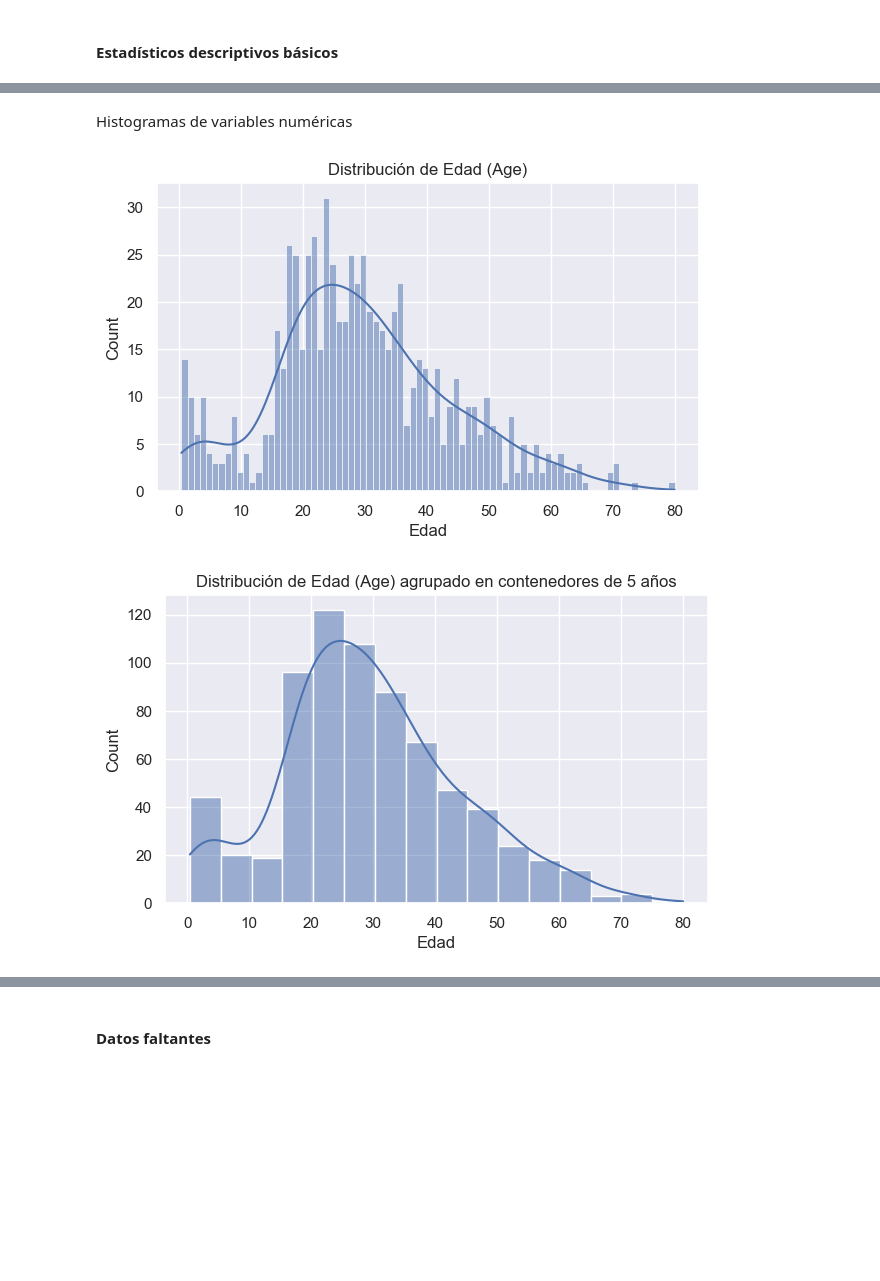
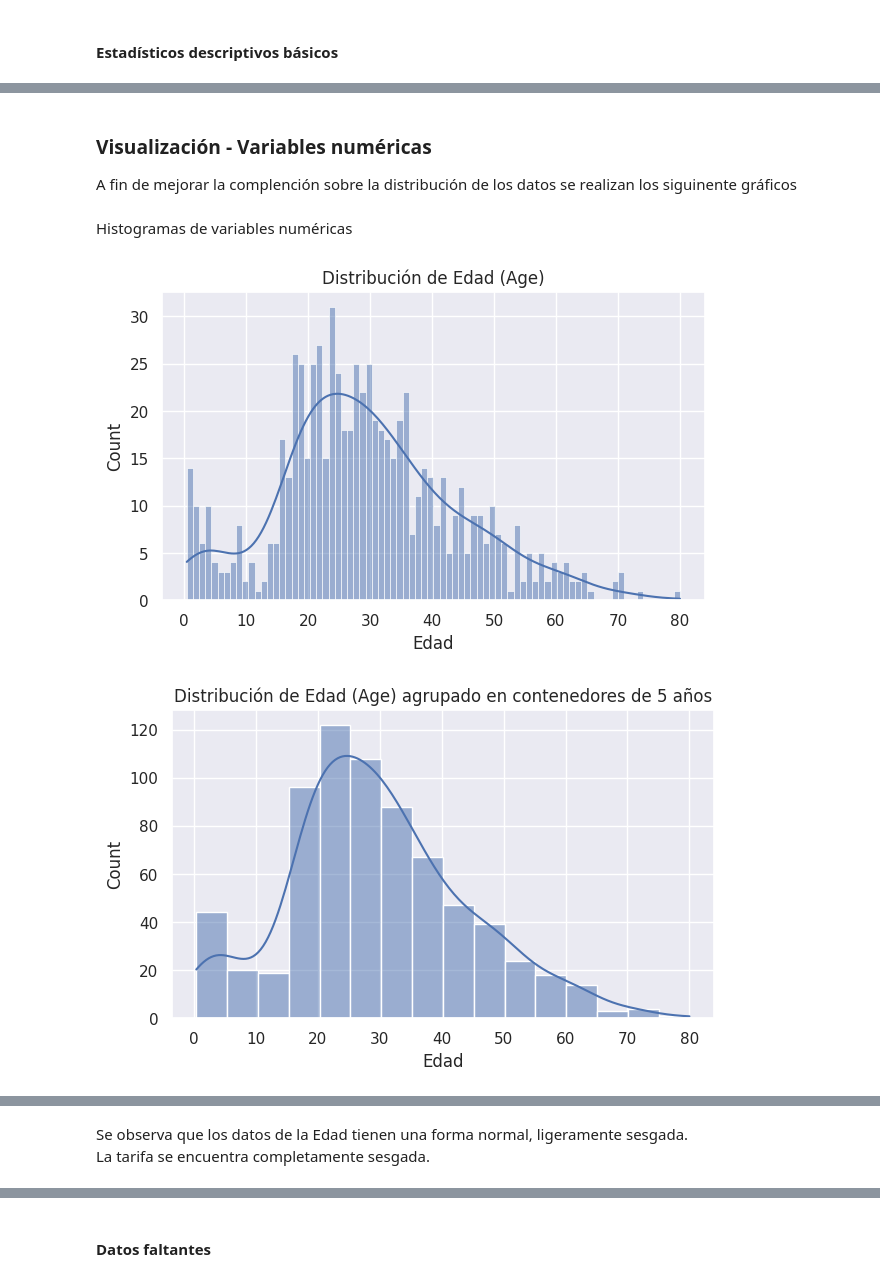
Before and after one commit to rhorbe/dss-titanic, a Jupyter notebook: data/1. eda.ipynb, the cells around one changed output, grey strips where cells are left out. Cells and saved outputs as stored; diff of their text form; code cells hidden in the pictures; blank space fills up the shorter version.

```diff
--- a/data/1. eda.ipynb
+++ b/data/1. eda.ipynb
@@ -92,26 +302,30 @@ Estadísticas descriptivas (numéricas):
+# %% [markdown]
+### Visualización - Variables numéricas
+
+A fin de mejorar la complención sobre la distribución de los datos se realizan los siguinente gráficos
 # %% [markdown]
 Histogramas de variables numéricas
 # %%
 # Histograma de Age
 plt.figure(figsize=(7,4))
 sns.histplot(df["Age"].dropna(), kde=True, bins=80)
 plt.title("Distribución de Edad (Age)")
 plt.xlabel("Edad")
 plt.show()
 
 # Histograma de Age en menos contenedores
 plt.figure(figsize=(7,4))
 sns.histplot(df["Age"].dropna(), kde=True, bins=16)
 plt.title("Distribución de Edad (Age) agrupado en contenedores de 5 años")
 plt.xlabel("Edad")
 plt.show()
 
 # Histogramas de Fare
 plt.figure(figsize=(7,4))
 sns.histplot(df["Fare"], kde=True, bins='fd')
 plt.title("Distribución de Tarifa (Fare)")
-plt.xlabel("Fare")
+plt.xlabel("Tarifa")
 plt.show()
 # %% [output]
-[figure, old version]
+[figure, new version]
-[figure, old version]
+[figure, new version]
@@ -119 +333,4 @@ plt.show()
+# %% [markdown]
+Se observa que los datos de la Edad tienen una forma normal, ligeramente sesgada.<br/>
+La tarifa se encuentra completamente sesgada.
 # %% [markdown]
```
Also changed, not shown: parts of 44 cells of this notebook.
